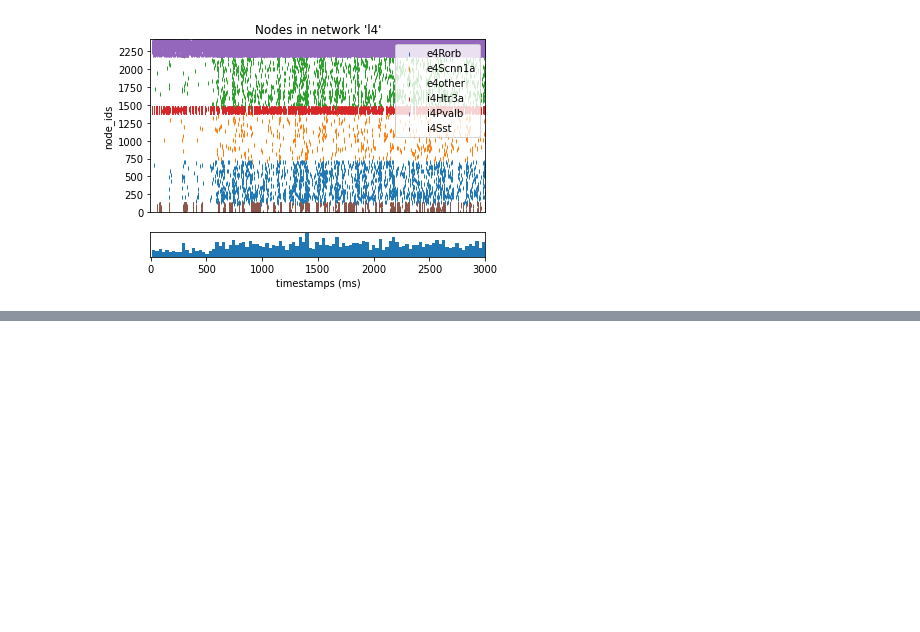
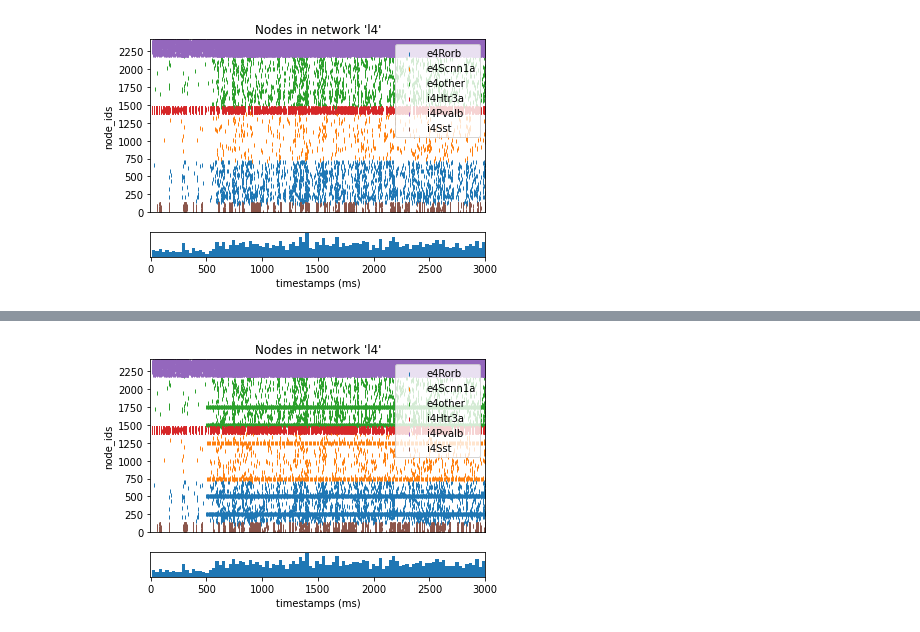
Before and after one commit to AllenInstitute/bmtk_workshop_2022, a Jupyter notebook: Ch6_l4model/6. The L4 Model.ipynb, the cells around one changed output, grey strips where cells are left out. Drawn from its saved outputs; the diff is of its cells as text; code cells hidden in the pictures; blank space fills up the shorter version.

```diff
--- a/Ch6_l4model/6. The L4 Model.ipynb
+++ b/Ch6_l4model/6. The L4 Model.ipynb
@@ -603,0 +635,10 @@ _ = plot_raster(config_file='config.simulation_pointnet.pert_multiple.json', gro
+# %%
+configure = pointnet.Config.from_json('config.simulation_pointnet.pert_individual.json')
+configure.build_env()
+
+graph = pointnet.PointNetwork.from_config(configure)
+sim = pointnet.PointSimulator.from_config(configure, graph)
+sim.run()
+
+_ = plot_raster(config_file='config.simulation_pointnet.pert_individual.json', group_by='cell_line')
+# %% [output]
@@ -603,0 +658 @@ _ = plot_raster(config_file='config.simulation_pointnet.pert_multiple.json', gro
+[figure, added]
```
Also changed, not shown: parts of 52 cells of this notebook, 2 other files.
